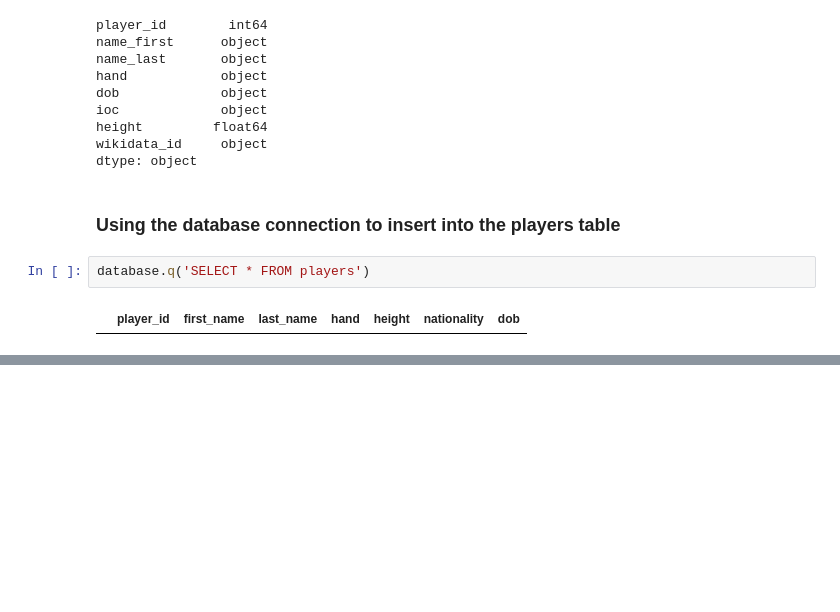
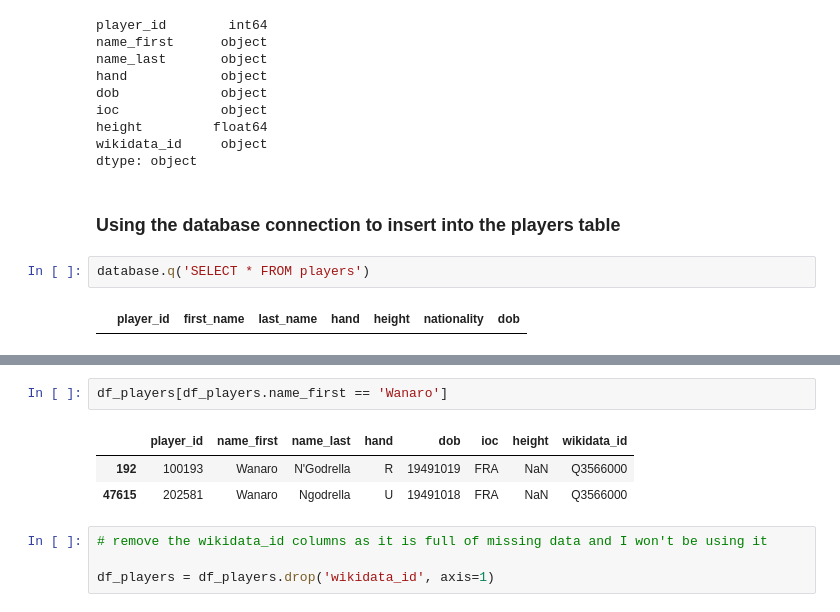
Before and after one commit to sebjshaw/Passion_Projects, a Jupyter notebook: ATP/database_testing.ipynb, the cells around one changed output, grey strips where cells are left out. Cells and saved outputs as stored; diff of their text form; blank space fills up the shorter version.

```diff
--- a/ATP/database_testing.ipynb
+++ b/ATP/database_testing.ipynb
@@ -144,0 +185,10 @@ DatabaseError: Execution failed on sql 'INSERT INTO players
+# %%
+df_players[df_players.name_first == 'Wanaro']
+# %% [output]
+|  | player_id | name_first | name_last | hand | dob | ioc | height | wikidata_id |
+| 192 | 100193 | Wanaro | N'Godrella | R | 19491019 | FRA | NaN | Q3566000 |
+| 47615 | 202581 | Wanaro | Ngodrella | U | 19491018 | FRA | NaN | Q3566000 |
+# %%
+# remove the wikidata_id columns as it is full of missing data and I won't be using it
+
+df_players = df_players.drop('wikidata_id', axis=1)
```
Also changed, not shown: parts of 11 cells of this notebook, 1 other file.
